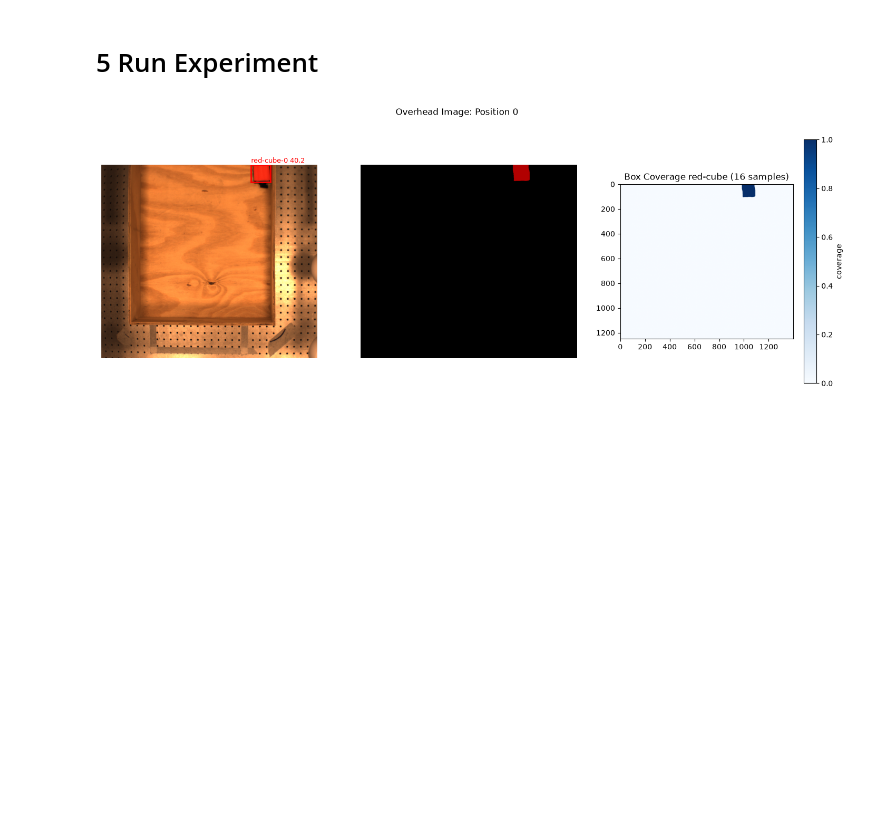
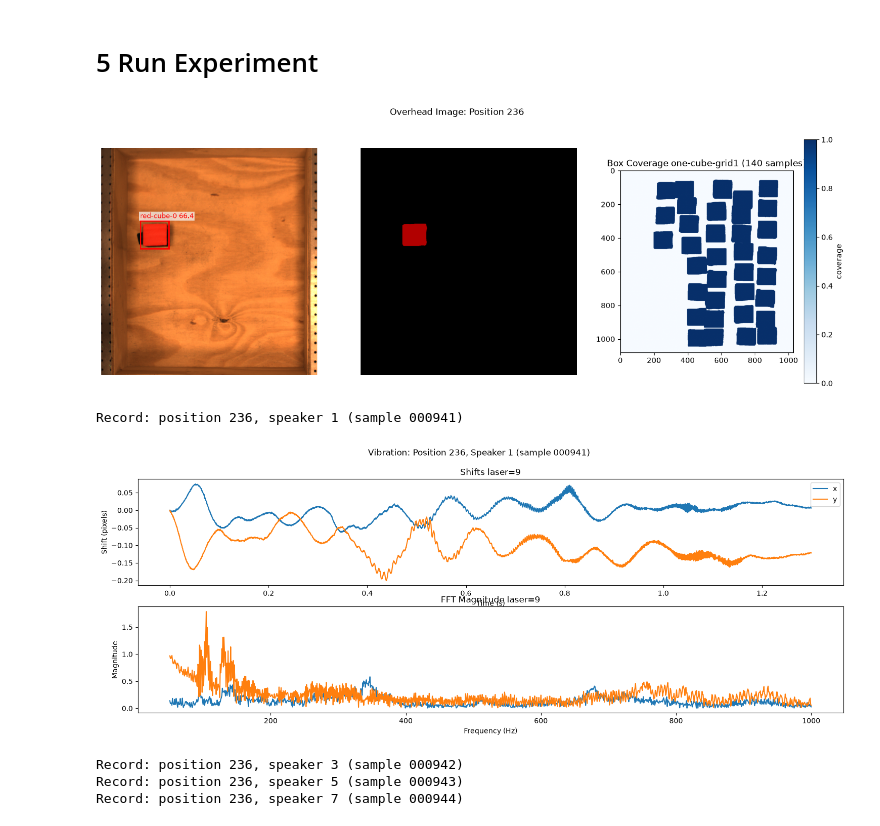
Before and after one commit to eitanturok/good-vibrations, a Jupyter notebook: src/record.ipynb, the cells around one changed output. Saved outputs shown, nothing was run; the diff lists cells and outputs as text; code cells hidden in the pictures; blank space fills up the shorter version.

Commit message:
good

```diff
--- a/src/record.ipynb
+++ b/src/record.ipynb
@@ -969,7 +966,7 @@ running manually
 # %% [markdown]
 ## Final ROI Preview
 # %%
-ROI_COLUMN_WIDTH = 50 # column width
+ROI_COLUMN_WIDTH = 40 # column width
 run_opt_recovery['N_vert_ROI_width'] = ROI_COLUMN_WIDTH
 # %%
 
@@ -1256,13 +1252,13 @@ result.check_returncode()
 CROP_PARAMS = {
     'cardboard': {"left": 0.1, "right": 0.7, "top": 0.21, "bottom": 0.78},
     'taped-cardboard': {"left": 0.07, "right": 0.63, "top": 0.05, "bottom": 0.65},
-    'wood': {"left": 0.23, "right": 0.55, "top": 0.47, "bottom": 0.8},
     'slat-wood': {"left": 0.2, "right": 0.55, "top": 0.2, "bottom": 0.8},
     'metal': {"left": 0.21, "right": 0.54, "top": 0.66, "bottom": 0.86},
     'shoebox': {"left": 0.21, "right": 0.56, "top": 0.44, "bottom": 0.82},
     'plastic': {"left": 0.24, "right": 0.59, "top": 0.27, "bottom": 0.62},
     'gastronorm': {"left": 0.05, "right": 0.7, "top": 0.1, "bottom": 0.82},
     'green-plastic': {"left": 0.07, "right": 0.75, "top": 0.01, "bottom": 0.82},
+    'wood': {"left": 0.14, "right": 0.64, "top": 0.0001, "bottom": 0.7},
 }
 
 PROMPTS = {'cylinder': "Metal circle", 'bullet': 'Metal circle', 'cylinder-bullet-stack': 'Metal circle', 'cube': 'Black cube with straight edges',
@@ -1398,7 +1394,7 @@ def make_id(path): return f"{count_dirs(path):06d}"
 def get_position_id(positions_path):
     with open(positions_path, "r", encoding="utf-8") as f:
         line_count = sum(1 for _ in f)
-    return line_count
+    return line_count + 1
 
 def update_position(file, pos_id, sample_id):
     lines = open(file).read().splitlines() if os.path.exists(file) and os.path.getsize(file) else []
@@ -1408,7 +1404,7 @@ def update_position(file, pos_id, sample_id):
     open(file, "w").write("\n".join(lines) + "\n")
 # %%
 # create directories, files
-experiment_dir = Path(r'D:/eturok/06_09_2026_wood_box')
+experiment_dir = Path(r'D:/eturok/2026_09_06_wood_box')
 base_sample_dir = experiment_dir / 'samples'
 base_sample_dir.mkdir(parents=True, exist_ok=True)
 
@@ -1440,14 +1436,14 @@ pclk_batch_size = 256
 use_PC = True
 segment_scale = 1.0
 # %%
-SAVE = False
-VIBRATE = False
+VIBRATE = True
+SAVE = True
 DEBUG = True
 
-box = 'green-plastic'
+box = 'wood'
 
 objects = {'red-cube': 1}
-layout = 'red-cube'
+layout = 'one-cube-grid1'
 description = f"A metal cube sitting on the floor of an closed {box} box from a bird's eye view."
 prompts = [PROMPTS[o] for o in objects]
 if len(objects) == 0: layout, description = "empty-box", f"An empty open {box} box from a bird's eye view." # empty box
@@ -1456,6 +1452,7 @@ if len(objects) == 0: layout, description = "empty-box", f"An empty open {box} b
 speakers = [1, 3, 5, 7]
 
 # take overhead image + segment objects inside
+time.sleep(0.1)     # delay so my hand is out of the way
 position_id         = get_position_id(positions_file)
 raw_overhead, _     = capture_overhead(overhead_cam)
 crop_overhead       = crop(raw_overhead, **CROP_PARAMS[box])
@@ -1475,8 +1472,8 @@ if DEBUG:
     fig.suptitle(f'Overhead Image: Position {position_id}')
     plt.show()
 
+save_threads = []
 if VIBRATE:
-    save_threads = []
     for i, speaker in enumerate(speakers):
         sample_id = make_id(base_sample_dir)
         print(f'Record: position {position_id}, speaker {speaker} (sample {sample_id})')
@@ -1516,33 +1513,38 @@ if VIBRATE:
             pclk_params = dict(pclk_batch_size=pclk_batch_size, use_PC=use_PC, laser_idx=laser_idx)
 
             params = id_params | object_params | audio_params | segment_params | laser_camera_params | laser_params | pclk_params
             with open(sample_dir / "metadata.jsonl", "w", encoding="utf-8") as f:
                 for key, value in params.items(): f.write(json.dumps({key: value}, default=str) + "\n")
 
             # save overhead image + smask once, symlink for the rest of this position's speakers
             if i == 0:
                 save(raw_overhead, sample_dir / 'image/01_raw_overhead.png')
                 save(crop_overhead, sample_dir / 'image/02_cropped_overhead.png')
                 save(smask, sample_dir / 'image/03_smask.npy')
                 save(smask, sample_dir / 'image/03_smask.png')
                 for (obj, n), result in zip(objects.items(), seg_results):
                     for i, _smask in enumerate(result['masks']):
                         save(_smask, sample_dir / f'image/smasks/{obj}{i}.npy')
                 first_sample_dir = sample_dir
             else:
                 for name in ['01_raw_overhead.png', '02_cropped_overhead.png', '03_smask.npy', '03_smask.png']: symlink(first_sample_dir / 'image' / name, sample_dir / 'image' / name)
                 for f in sorted((first_sample_dir / 'image/smasks').glob('*')): symlink(f, sample_dir / 'image/smasks' / f.name)
 
             # save vibration in a background thread, non-blocking
             t = Thread(target=save, args=(raw_vibration, sample_dir / 'vibration/01_raw_vibrations.npy'), daemon=True)
             t.start()
             save_threads.append(t)
 
             if DEBUG and i == 0:
                 save(raw_shift, sample_dir / 'vibration/02_raw_shift.npy')
                 save(dict(fft=fft, freqs=freqs, n_samples=n_samples), sample_dir / 'vibration/03_fft.npz')
 
-    [t.join() for t in save_threads] # block until all vibration saves finish
-play_audio(r'C:\Users\eitanturok\good-vibrations\data\whatsapp-whistle.mp3', [1,2,3,4,5,6,7,8], wait=True)
+play_audio(r'C:\Users\eitanturok\good-vibrations\data\whatsapp-whistle.mp3', [1,2,3,4,5,6,7,8])
+if save_threads: [t.join() for t in save_threads] # block until all vibration saves finish
 # %% [output]
-[figure, old version]
+[figure, new version]
+Record: position 236, speaker 1 (sample 000941)
+[figure, added]
+Record: position 236, speaker 3 (sample 000942)
+Record: position 236, speaker 5 (sample 000943)
+Record: position 236, speaker 7 (sample 000944)
```
Also changed, not shown: parts of 10 cells of this notebook.
